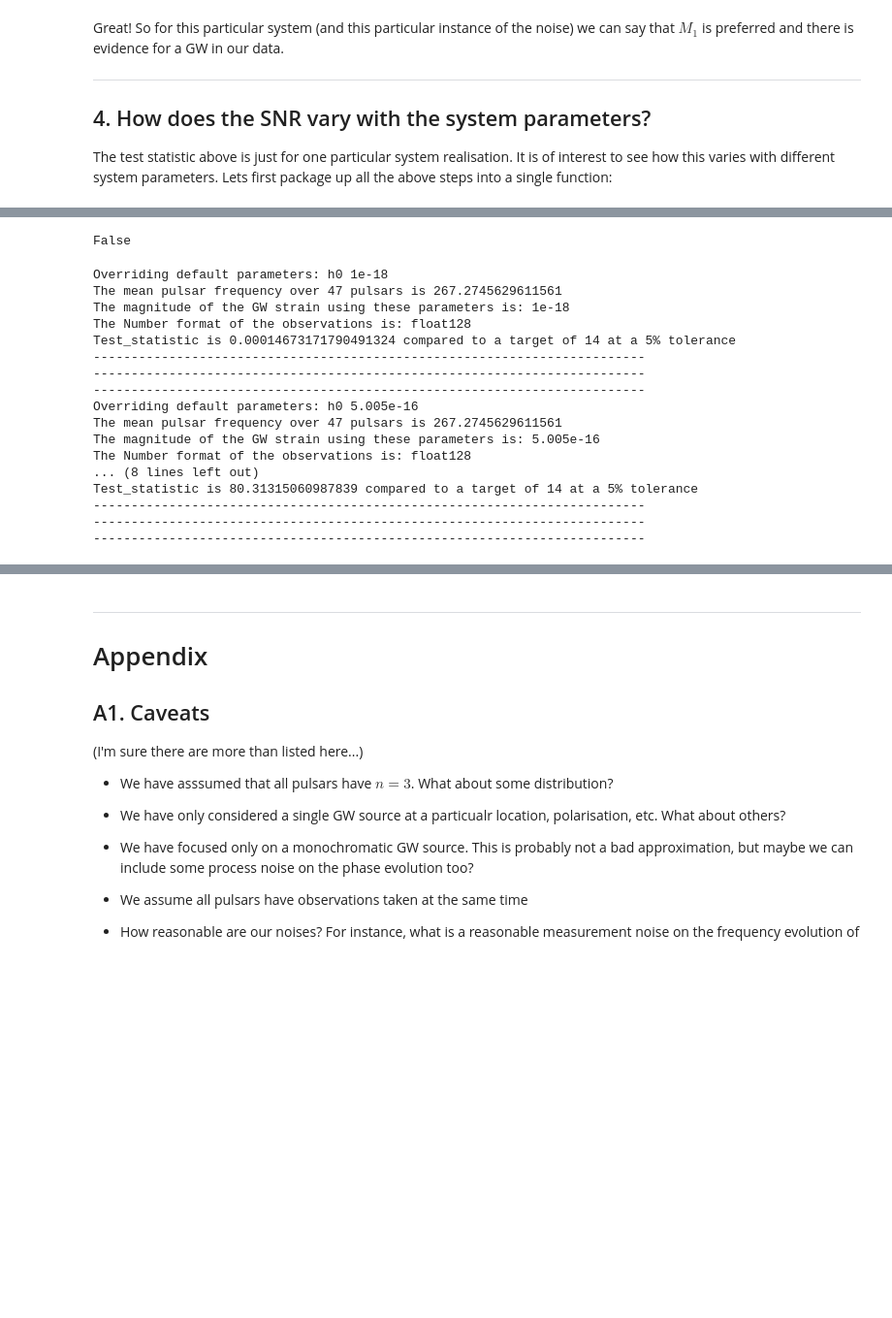
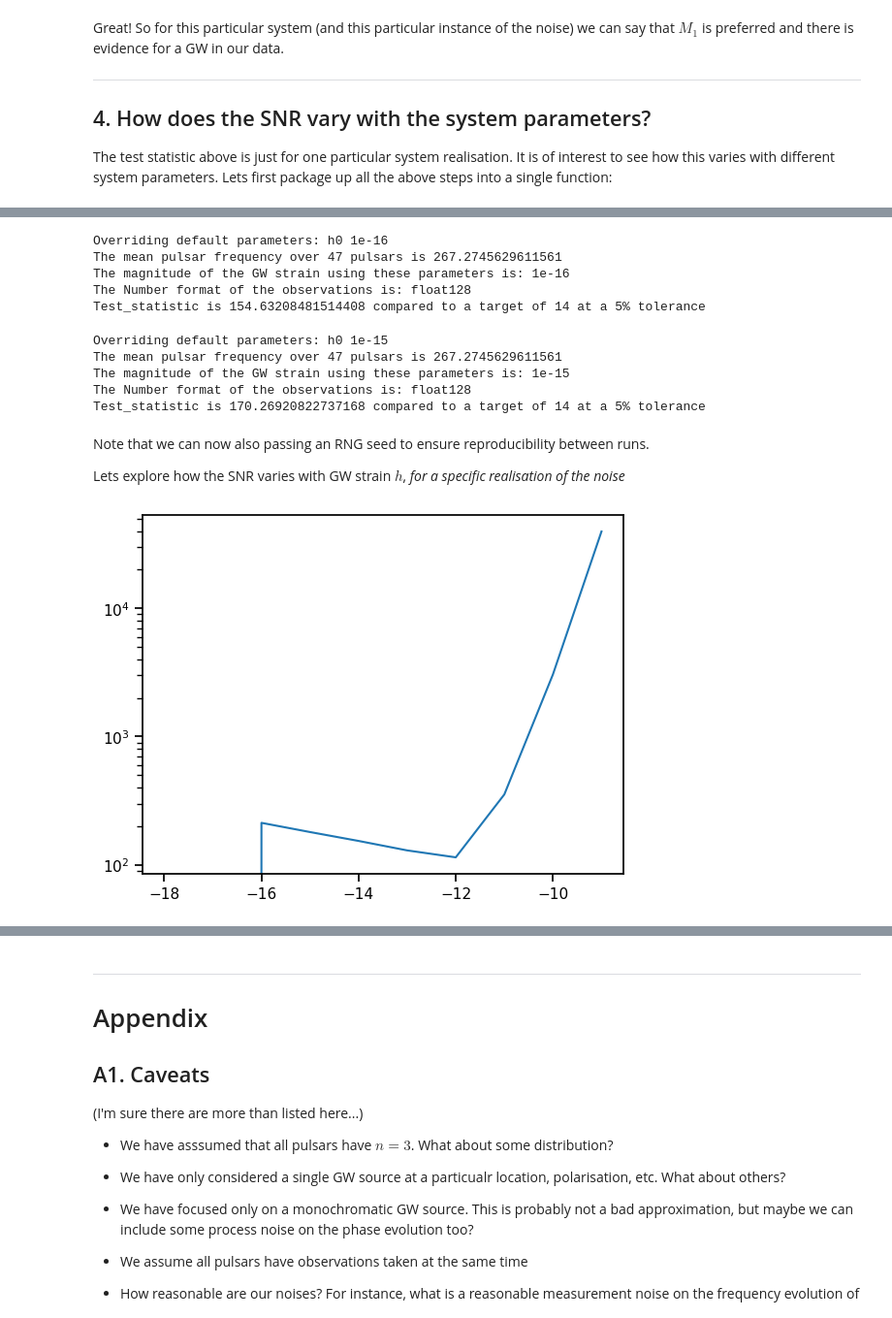
Before and after one commit to tomkimpson/PulsarKF, a Jupyter notebook: notebooks/GW-Detection-with-UKF.ipynb, the cells around one changed output, grey strips where cells are left out. Shown at 97% size. Drawn from its saved outputs; the diff is of its cells as text; code cells hidden in the pictures; blank space fills up the shorter version.

Commit message:
explore TS behaviour

```diff
--- a/notebooks/GW-Detection-with-UKF.ipynb
+++ b/notebooks/GW-Detection-with-UKF.ipynb
@@ -419,33 +509,44 @@ Test_statistic is 52.19077818094456 compared to a target of 14 at a 5% tolerance
-# %%
-if !isinstance('noseed',int)
-# %% [output]
-False
+# %%
+
+override_parameters = {"h0": 1e-16}
+seed = 1234
+TS = go(override_parameters,seed)
+# %% [output]
+Overriding default parameters: h0 1e-16
+The mean pulsar frequency over 47 pulsars is 267.2745629611561
+The magnitude of the GW strain using these parameters is: 1e-16
+The Number format of the observations is: float128
+Test_statistic is 154.63208481514408 compared to a target of 14 at a 5% tolerance
+# %%
+override_parameters = {"h0": 1e-15}
+seed = 1234
+TS = go(override_parameters,seed)
+# %% [output]
+Overriding default parameters: h0 1e-15
+The mean pulsar frequency over 47 pulsars is 267.2745629611561
+The magnitude of the GW strain using these parameters is: 1e-15
+The Number format of the observations is: float128
+Test_statistic is 170.26920822737168 compared to a target of 14 at a 5% tolerance
+# %% [markdown]
+Note that we can now also passing an RNG seed to ensure reproducibility between runs.
+
+Lets explore how the SNR varies with GW strain $h$, _for a specific realisation of the noise_
 # %%
+%%capture
+#
 
-
-Niterations = 3
-parameter_space = np.zeros(Niterations)
+seed = 1233
 i = 0
-for h in np.linspace(1e-18,1e-15,Niterations):
-        override_parameters = {"h0": h, }
-        TS = run(override_parameters)
+xx = np.arange(-18,-8)
+parameter_space = np.zeros(len(xx))
+for h in xx:
+        override_parameters = {"h0": 10**float(h)}
+        TS = go(override_parameters,seed)
         parameter_space[i] = TS
         i += 1
-# %% [output]
-Overriding default parameters: h0 1e-18
-The mean pulsar frequency over 47 pulsars is 267.2745629611561
-The magnitude of the GW strain using these parameters is: 1e-18
-The Number format of the observations is: float128
-Test_statistic is 0.00014673171790491324 compared to a target of 14 at a 5% tolerance
--------------------------------------------------------------------------
--------------------------------------------------------------------------
--------------------------------------------------------------------------
-Overriding default parameters: h0 5.005e-16
-The mean pulsar frequency over 47 pulsars is 267.2745629611561
-The magnitude of the GW strain using these parameters is: 5.005e-16
-The Number format of the observations is: float128
-... (8 lines left out)
-Test_statistic is 80.31315060987839 compared to a target of 14 at a 5% tolerance
--------------------------------------------------------------------------
--------------------------------------------------------------------------
--------------------------------------------------------------------------
+# %%
+plt.plot(xx, parameter_space)
+plt.yscale('log')
+#plt.xlim(1e-18,1e-15)
+# %% [output]
+[figure, added]
```
Also changed, not shown: parts of 20 cells of this notebook, 17 other files.
